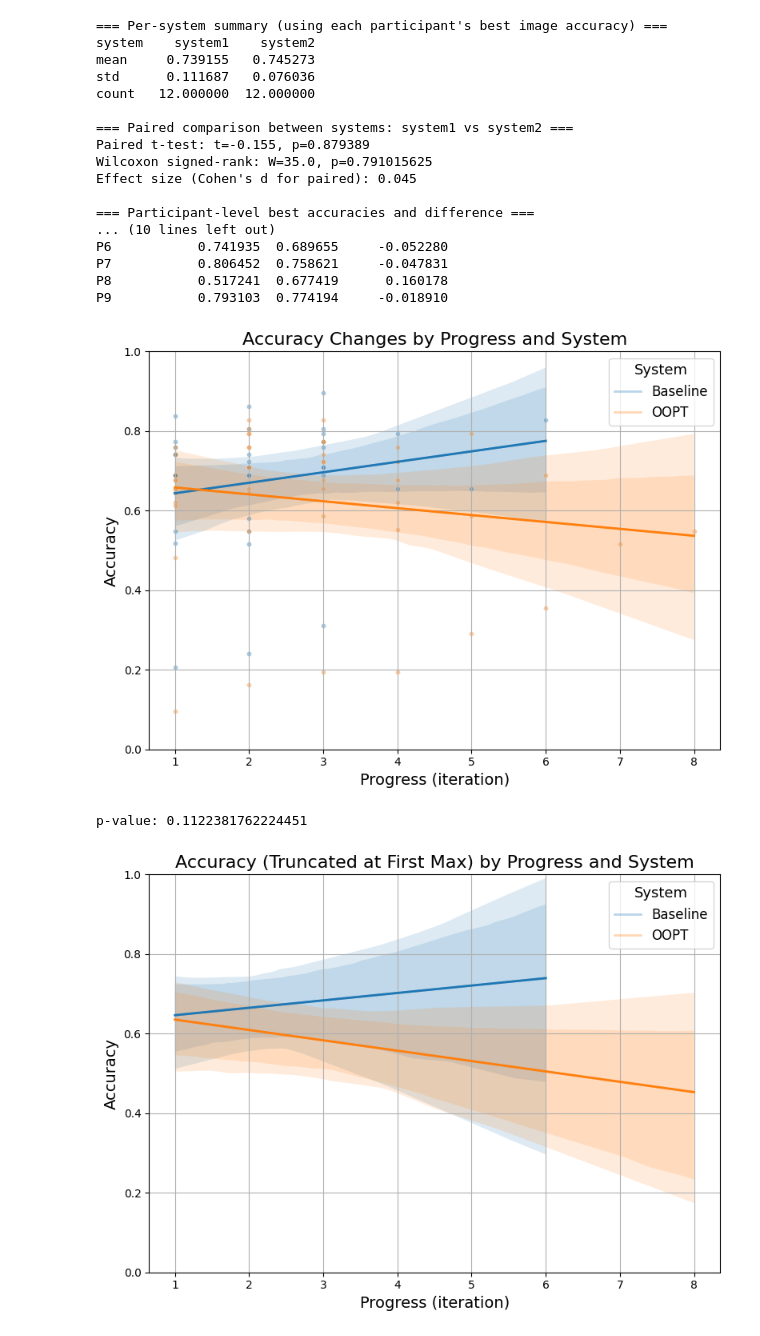
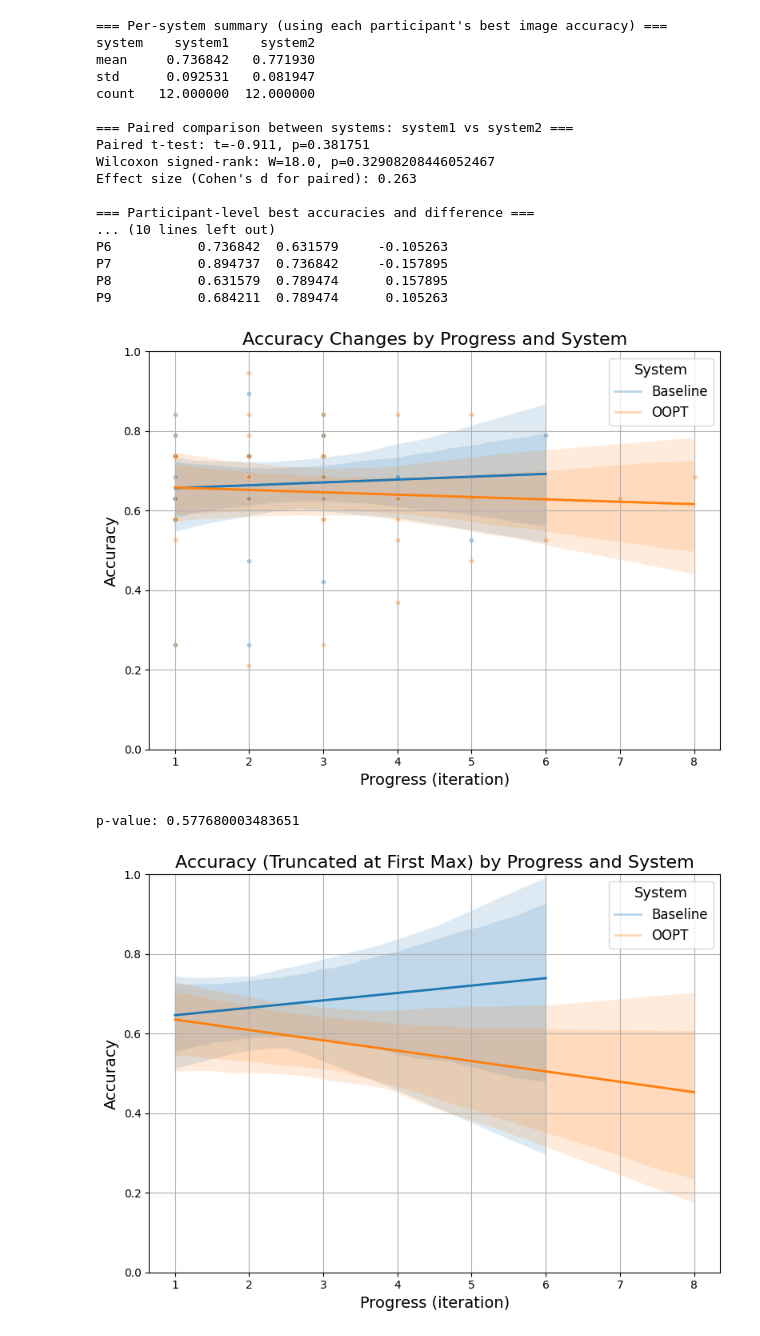
Before and after one commit to ZzeongB/OOPT_result, a Jupyter notebook: DEPRECATED/vqa.ipynb, the cells around one changed output. Drawn from its saved outputs; the diff is of its cells as text; code cells hidden in the pictures.

```diff
--- a/DEPRECATED/vqa.ipynb
+++ b/DEPRECATED/vqa.ipynb
@@ -3,7 +3,7 @@ import pandas as pd
 from scipy import stats
 import numpy as np
 
-PATH = "result/vqa/detailed_per_image_question.csv"
+PATH = "detailed_per_image_question.csv"
 df = pd.read_csv(PATH)
 
 # 1) (participant, system, image_path, target_image_id, rating) 단위로 accuracy 계산
@@ -66,19 +66,19 @@ print(result_table)
 # %% [output]
 === Per-system summary (using each participant's best image accuracy) ===
 system    system1    system2
-mean     0.739155   0.745273
-std      0.111687   0.076036
+mean     0.736842   0.771930
+std      0.092531   0.081947
 count   12.000000  12.000000
 
 === Paired comparison between systems: system1 vs system2 ===
-Paired t-test: t=-0.155, p=0.879389
-Wilcoxon signed-rank: W=35.0, p=0.791015625
-Effect size (Cohen's d for paired): 0.045
+Paired t-test: t=-0.911, p=0.381751
+Wilcoxon signed-rank: W=18.0, p=0.32908208446052467
+Effect size (Cohen's d for paired): 0.263
 
 === Participant-level best accuracies and difference ===
 ... (10 lines left out)
-P6           0.741935  0.689655     -0.052280
-P7           0.806452  0.758621     -0.047831
-P8           0.517241  0.677419      0.160178
-P9           0.793103  0.774194     -0.018910
+P6           0.736842  0.631579     -0.105263
+P7           0.894737  0.736842     -0.157895
+P8           0.631579  0.789474      0.157895
+P9           0.684211  0.789474      0.105263
 # %%
@@ -89,7 +89,7 @@ import numpy as np
 import matplotlib.pyplot as plt
 import seaborn as sns
 
-PATH = "result/vqa/detailed_per_image_question.csv"
+PATH = "detailed_per_image_question.csv"
 raw = pd.read_csv(PATH)
 
 # 1) 이미지(생성 1회) 단위 accuracy 집계
@@ -160,34 +160,34 @@ for raw_sys, pretty_name in name_map.items():
     # 바깥 99.5% CI
     sns.regplot(
         data=sub, x="progress", y="accuracy", scatter=False,
         ci=99.5,
         line_kws={"lw": 2, "alpha": 0.30, "color": color},
         color=color, label=pretty_name
     )
     # 안쪽 95% CI
     sns.regplot(
         data=sub, x="progress", y="accuracy", scatter=False,
         ci=95,
         line_kws={"lw": 2, "alpha": 1.00, "color": color},
         color=color
     )
 
 # (선택) 산점도도 보려면 주석 해제
 for raw_sys, pretty_name in name_map.items():
     color = palette[pretty_name]
     sub = df_viz[df_viz["system"] == raw_sys]
     sns.scatterplot(data=sub, x="progress", y="accuracy", s=18, alpha=0.4, color=color)
 
 plt.title("Accuracy Changes by Progress and System", fontsize=16)
 plt.xlabel("Progress (iteration)", fontsize=14)
 plt.ylabel("Accuracy", fontsize=14)
 plt.ylim(0, 1)  # accuracy 범위 고정
 plt.grid(True)
 plt.legend(title="System", fontsize=12, title_fontsize=13)
 plt.tight_layout()
 plt.show()
 # %% [output]
-[figure, old version]
+[figure, new version]
 # %%
 import pandas as pd
 from statsmodels.formula.api import ols
@@ -198,7 +198,7 @@ anova_result = anova_lm(model, typ=2)
 p_value = anova_result.loc['progress:C(system)', 'PR(>F)']
 print(f"p-value: {p_value}")
 # %% [output]
-p-value: 0.1122381762224451
+p-value: 0.577680003483651
 # %%
 import pandas as pd
 import numpy as np
```
Also changed, not shown: parts of 4 cells of this notebook, 21 other files.
